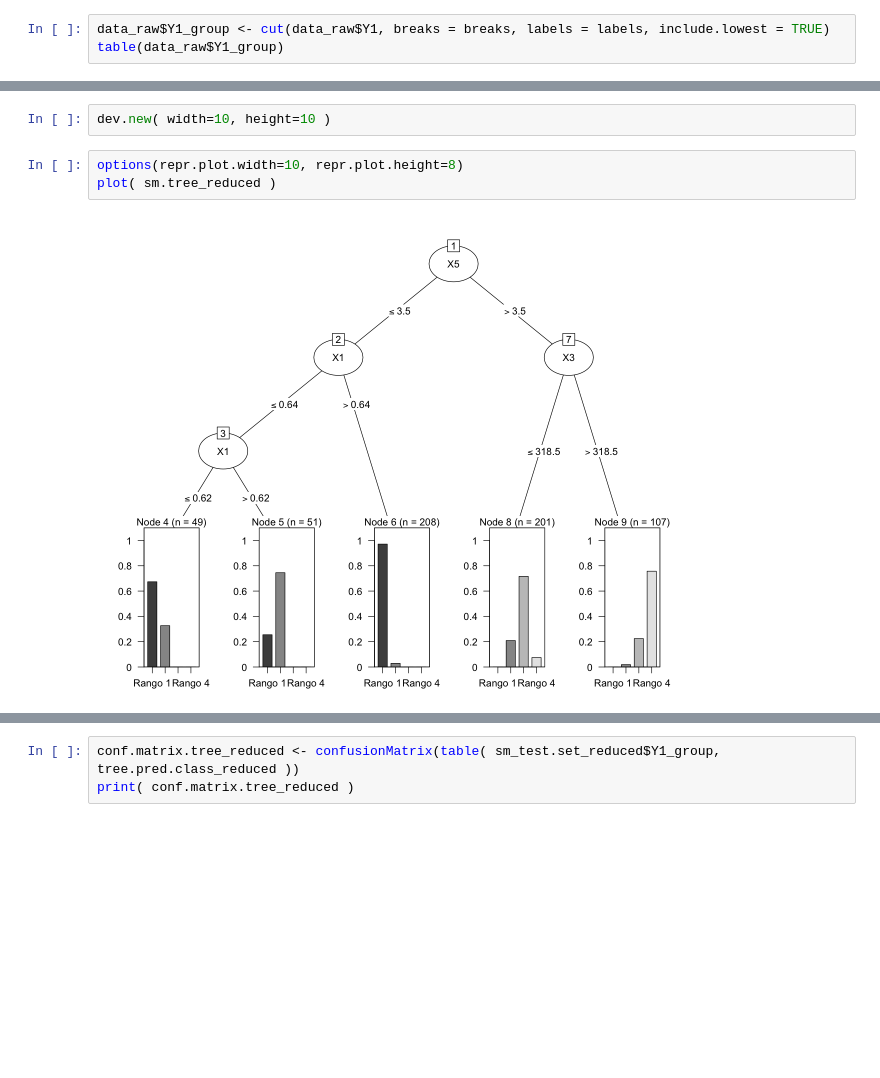
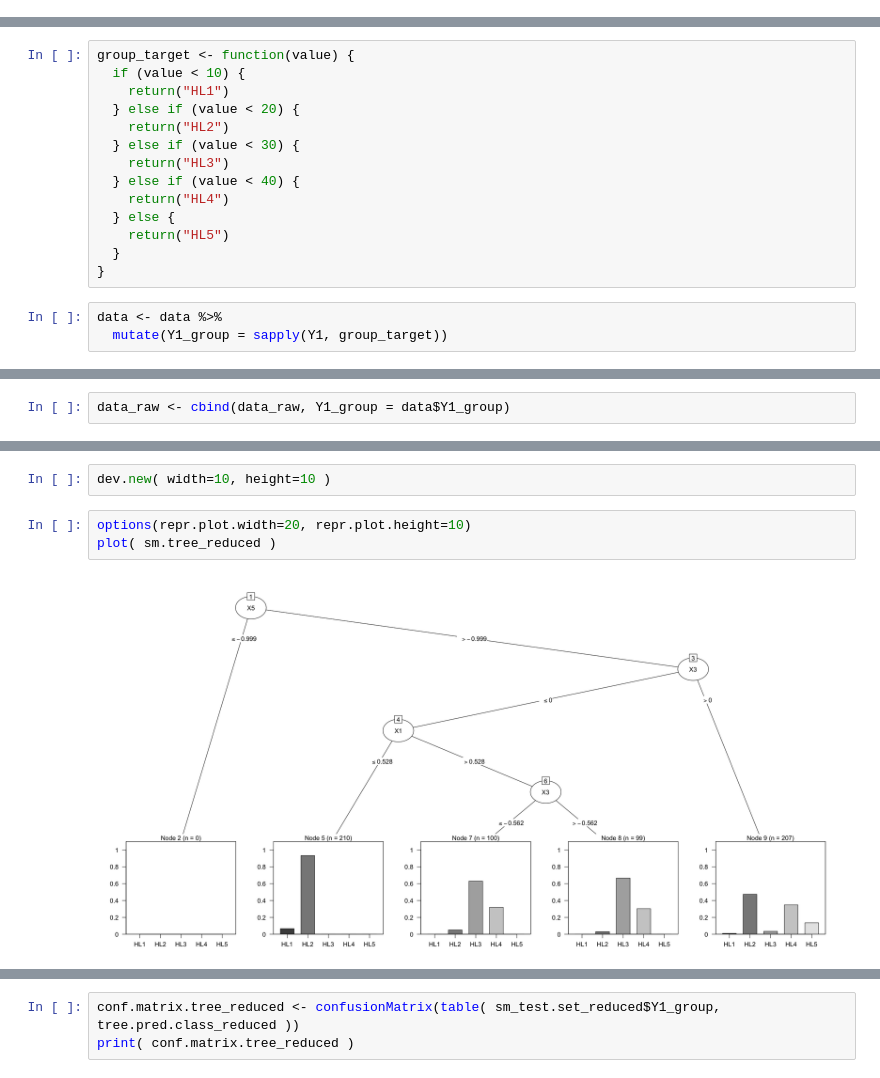
Before and after one commit to antargi/ic, a Jupyter notebook: lab4_Arriagada_Moreno.ipynb, the cells around one changed output, grey strips where cells are left out. Cells and saved outputs as stored; diff of their text form; blank space fills up the shorter version.

```diff
--- a/lab4_Arriagada_Moreno.ipynb
+++ b/lab4_Arriagada_Moreno.ipynb
@@ -133,3 +144,0 @@ labels <- paste0("Rango ", seq(1, n_intervals))
-# %%
-data_raw$Y1_group <- cut(data_raw$Y1, breaks = breaks, labels = labels, include.lowest = TRUE)
-table(data_raw$Y1_group)
@@ -142,0 +145,17 @@ length(data_raw$Y1_group)
+# %%
+group_target <- function(value) {
+  if (value < 10) {
+    return("HL1")
+  } else if (value < 20) {
+    return("HL2")
+  } else if (value < 30) {
+    return("HL3")
+  } else if (value < 40) {
+    return("HL4")
+  } else {
+    return("HL5")
+  }
+}
+# %%
+data <- data %>%
+  mutate(Y1_group = sapply(Y1, group_target))
@@ -142,0 +184,2 @@ length(data_raw$Y1_group)
+# %%
+data_raw <- cbind(data_raw, Y1_group = data$Y1_group)
@@ -362,10 +438,10 @@ Levels: Rango 1 Rango 2 Rango 3 Rango 4
 # %%
 dev.new( width=10, height=10 )
 # %%
-options(repr.plot.width=10, repr.plot.height=8)
+options(repr.plot.width=20, repr.plot.height=10)
 plot( sm.tree_reduced )
 # %% [output]
-[figure, old version]
+[figure, new version]
 # %%
 summary( tree.rules_reduced )
 # %% [output]
```
Also changed, not shown: parts of 34 cells of this notebook, 28 other files.
